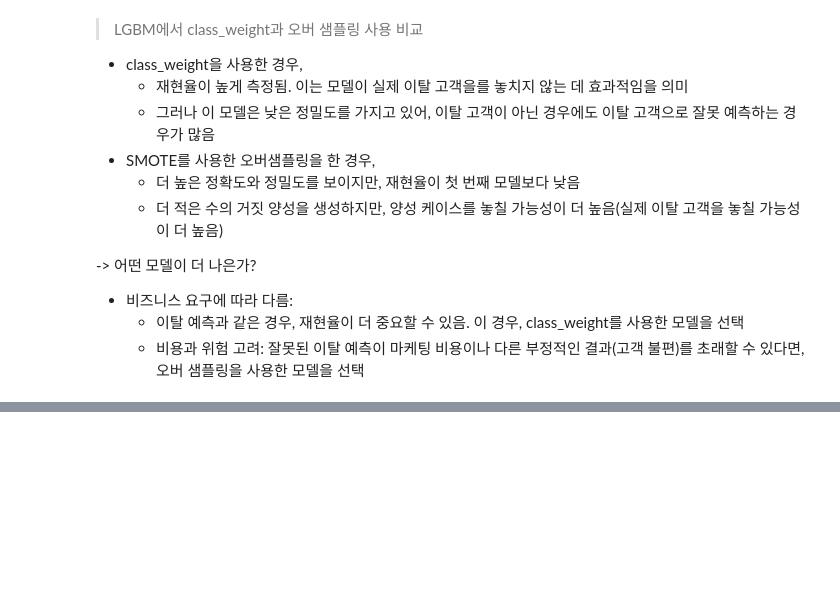
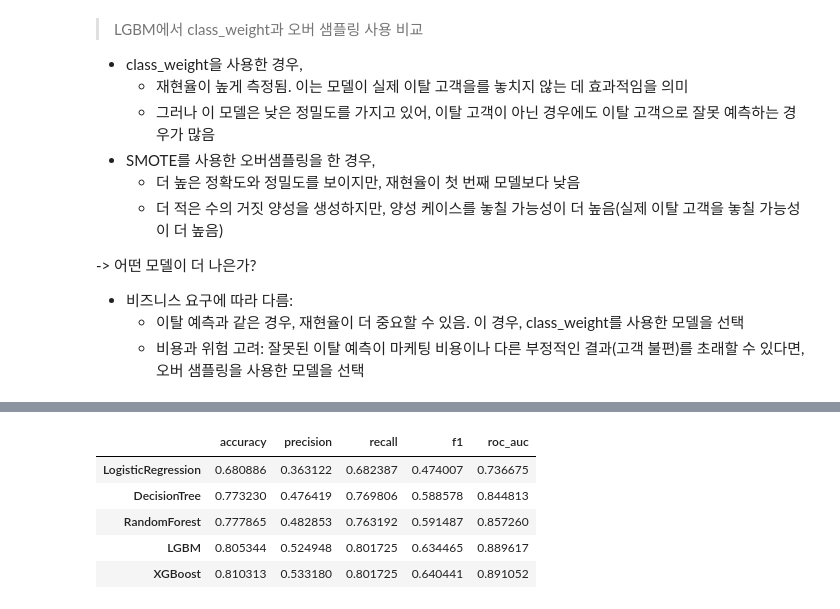
Before and after one commit to kikipark9/ML_Team_Project, a Jupyter notebook: model_source/02. Try_Model.ipynb, the cells around one changed output, grey strips where cells are left out. Cells and saved outputs as stored; diff of their text form; code cells hidden in the pictures; blank space fills up the shorter version.

```diff
--- a/model_source/02. Try_Model.ipynb
+++ b/model_source/02. Try_Model.ipynb
@@ -322,0 +430,16 @@ F1: 0.6536 ROC AUC: 0.8876
+# %%
+for col in result_pd.columns:
+    result_pd[col] = result_pd[col].astype(float)
+# %%
+def highlight_max(s):
+    is_max = s == s.max()
+    return ['background-color: green' if v else '' for v in is_max]
+
+result_pd.style.apply(highlight_max)
+# %% [output]
+|  | accuracy | precision | recall | f1 | roc_auc |
+| LogisticRegression | 0.680886 | 0.363122 | 0.682387 | 0.474007 | 0.736675 |
+| DecisionTree | 0.773230 | 0.476419 | 0.769806 | 0.588578 | 0.844813 |
+| RandomForest | 0.777865 | 0.482853 | 0.763192 | 0.591487 | 0.857260 |
+| LGBM | 0.805344 | 0.524948 | 0.801725 | 0.634465 | 0.889617 |
+| XGBoost | 0.810313 | 0.533180 | 0.801725 | 0.640441 | 0.891052 |
```
Also changed, not shown: parts of 15 cells of this notebook.
